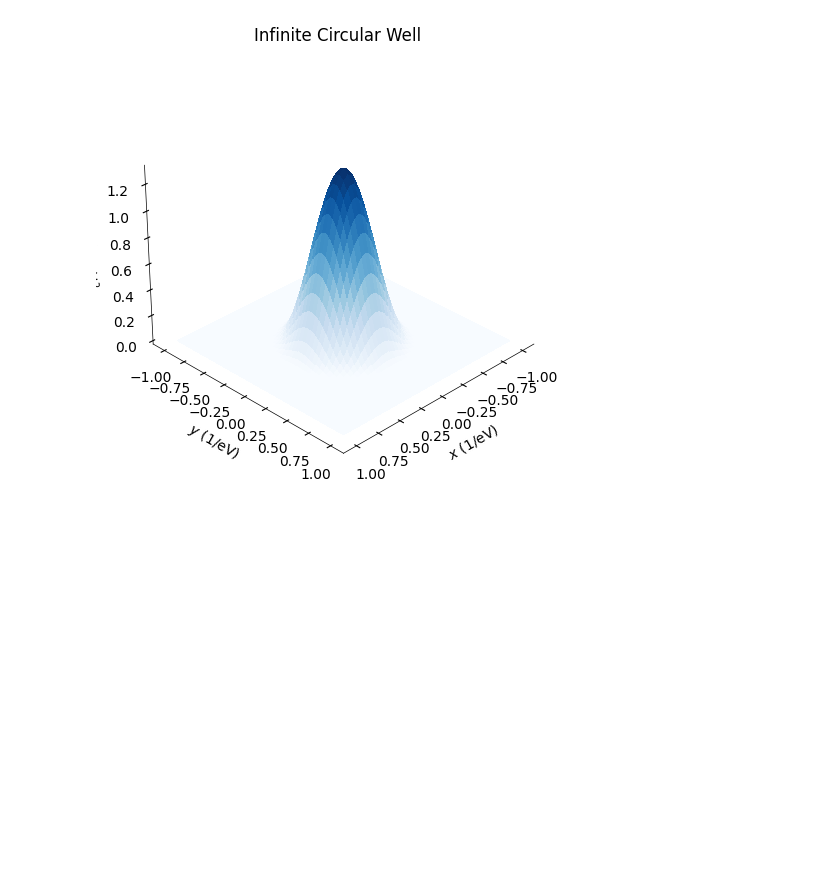
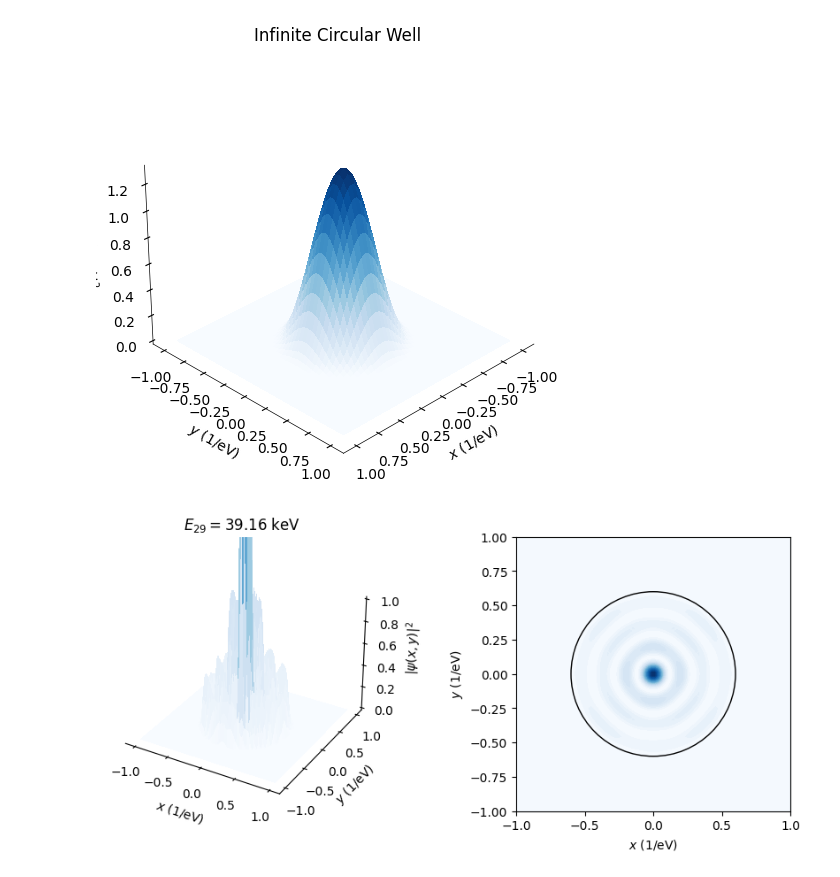
Before and after one commit to Nathan-Gershengorn/CnuB-optics, a Jupyter notebook: MH_solution_2d.ipynb, the cells around one changed output. Cells and saved outputs as stored; diff of their text form; code cells hidden in the pictures; blank space fills up the shorter version.

```diff
--- a/MH_solution_2d.ipynb
+++ b/MH_solution_2d.ipynb
@@ -18,5 +10,5 @@ dy = 2/npoints
 # %%
-R = 0.6
+Rbenchmark = 0.4
 mass = 511e3
 
 def V_inversquare(x, y):
@@ -25,6 +17,9 @@ def V_inversquare(x, y):
 def V_circular_inf_well(x, y):
     return np.where( np.sqrt(x**2 + y**2) < R, 0, 1e10)
 
+def V_circular_well(x, y, V0=1e-1, R=Rbenchmark):
+    return np.where( np.sqrt(x**2 + y**2) < R, V0, 0)
+
 def V_square_inf_well(x, y):
     return np.where((np.abs(x) < R) & (np.abs(y) < R), 0, 1e10)
 
@@ -147,31 +151,33 @@ ax_3d.zaxis._axinfo["grid"]['color'] = (1, 1, 1, 0)
 ax_2d = fig.add_subplot(122)
 ax_2d.set_aspect('equal')  # Set aspect ratio to be equal
 
 # Add separation between the two axes
 fig.subplots_adjust(wspace=0.5)
 
 def init():
 
     return fig,
 
 def animate(i):
     ax_3d.clear()
     ax_3d.plot_surface(X, Y, psi_circ_inf[i]**2*1e3, cmap=COLORMAP, cstride=2, rstride=2, linewidth=1, antialiased=False)
-    ax_3d.set_zlim(0, 0.1)
+    ax_3d.set_zlim(0, 1)
 
     ax_2d.clear()
     ax_2d.contourf(X, Y, psi_circ_inf[i]**2, levels=40, cmap=COLORMAP, linewidth=0.5, antialiased=False)
 
     ax_2d.set_xlabel('$x$ (1/eV)')
     ax_2d.set_ylabel('$y$ (1/eV)')
     ax_3d.set_xlabel('$x$ (1/eV)')
     ax_3d.set_ylabel('$y$ (1/eV)')
     ax_3d.set_zlabel(r'$|\psi(x,y)|^2$', rotation=90)
     ax_3d.set_title(rf'$E_{{{i}}} = {E_circ_inf[i]/1e3:.2f}$ keV', fontsize=12)
     circle = Circle((0, 0), R, edgecolor='black', linewidth=1, fill=False)
 
     ax_2d.add_patch(circle)
     return fig,
 
 ani = animation.FuncAnimation(fig, animate, init_func=init, frames=30, interval=1)
 ani.save('plots/eigenvectors_3d_contourf.gif', writer='pillow', fps=1.5)
+# %% [output]
+[figure, added]
```
Also changed, not shown: parts of 4 cells of this notebook, 15 other files.
